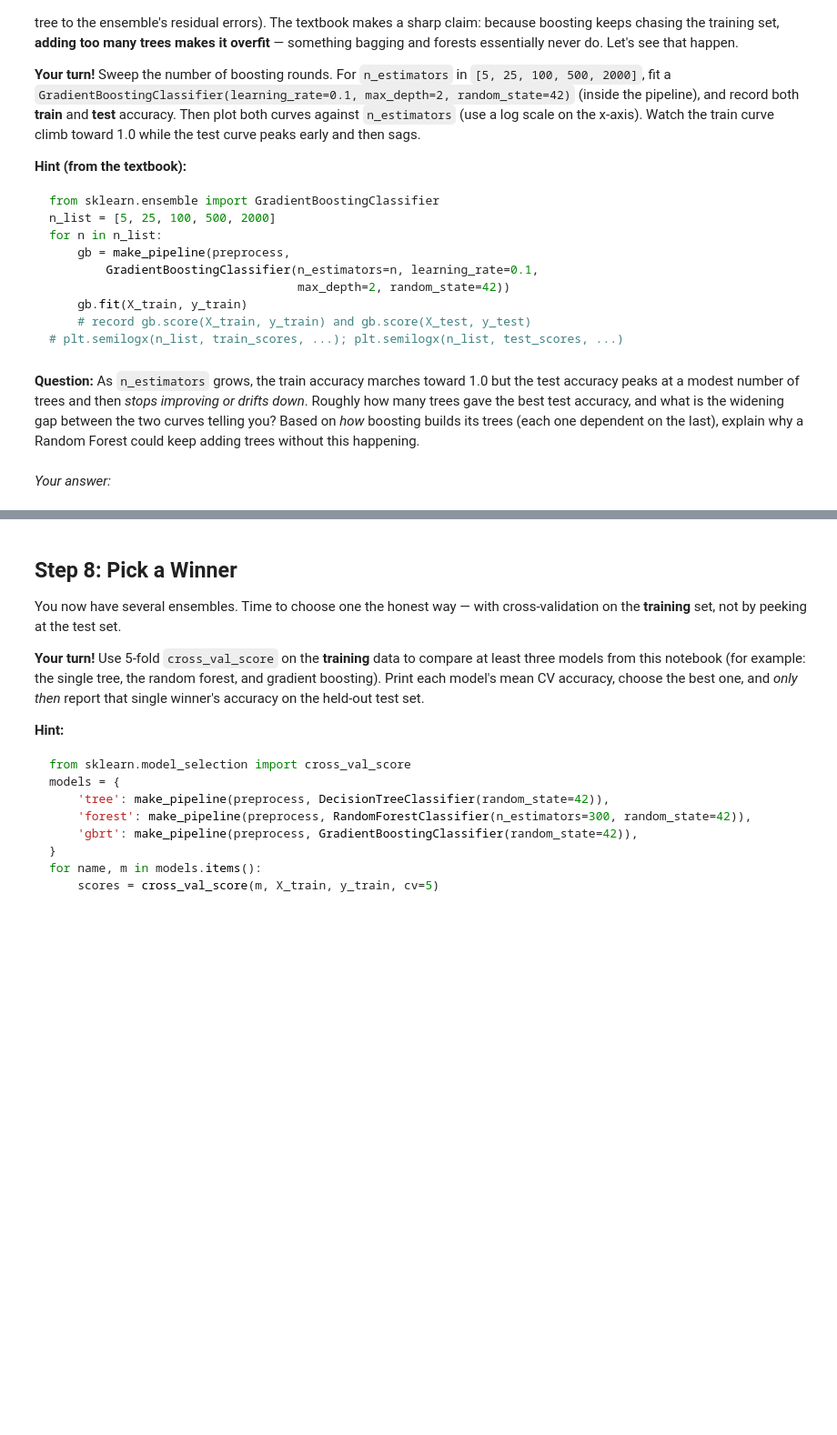
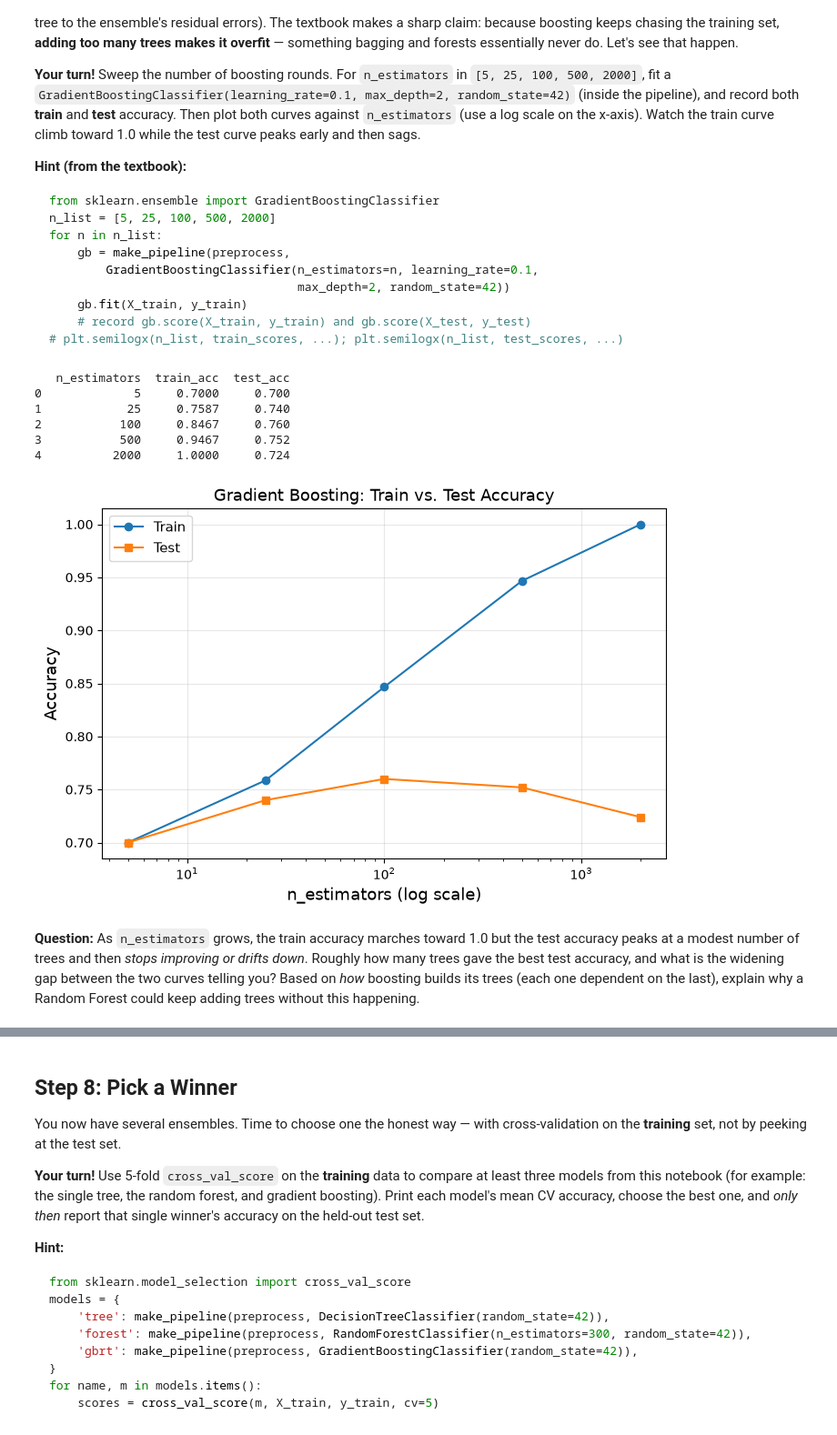
Before and after one commit to tkatz123/IST707-Notebooks, a Jupyter notebook: week7/week7_inclass_exercise.ipynb, the cells around one changed output, grey strips where cells are left out. Shown at 91% size. Drawn from its saved outputs; the diff is of its cells as text; code cells hidden in the pictures; blank space fills up the shorter version.

```diff
--- a/week7/week7_inclass_exercise.ipynb
+++ b/week7/week7_inclass_exercise.ipynb
@@ -253,4 +371,46 @@ for n in n_list:
+# %%
+from sklearn.ensemble import GradientBoostingClassifier
+
+# TODO: Sweep n_estimators over [5, 25, 100, 500, 2000] for a
+#       GradientBoostingClassifier. Collect train AND test accuracy for each.
+#       Plot both curves vs n_estimators on a log-scale x-axis, and print the table.
+# Your code here:
+
+n_list = [5, 25, 100, 500, 2000]
+
+train_scores = []
+test_scores = []
+
+for n in n_list:
+    gb = make_pipeline(preprocess,
+        GradientBoostingClassifier(n_estimators=n, learning_rate=0.1,
+                                   max_depth=2, random_state=42))
+    gb.fit(X_train, y_train)
+
+    train_scores.append(accuracy_score(y_train, gb.predict(X_train)))
+    test_scores.append(accuracy_score(y_test, gb.predict(X_test)))
+
+print(pd.DataFrame({'n_estimators': n_list,
+                    'train_acc': train_scores,
+                    'test_acc': test_scores}).round(4))
+
+plt.figure(figsize = (8, 5))
+plt.semilogx(n_list, train_scores, 'o-', label = 'Train')
+plt.semilogx(n_list, test_scores, 's-', label = 'Test')
+plt.xlabel('n_estimators (log scale)')
+plt.ylabel('Accuracy')
+plt.title('Gradient Boosting: Train vs. Test Accuracy')
+plt.legend()
+plt.grid(True, alpha = 0.3)
+
+plt.show()
+# %% [output]
+   n_estimators  train_acc  test_acc
+0             5     0.7000     0.700
+1            25     0.7587     0.740
+2           100     0.8467     0.760
+3           500     0.9467     0.752
+4          2000     1.0000     0.724
+[figure, added]
 # %% [markdown]
 **Question:** As `n_estimators` grows, the train accuracy marches toward 1.0 but the test accuracy peaks at a modest number of trees and then *stops improving or drifts down*. Roughly how many trees gave the best test accuracy, and what is the widening gap between the two curves telling you? Based on *how* boosting builds its trees (each one dependent on the last), explain why a Random Forest could keep adding trees without this happening.
-# %% [markdown]
-*Your answer:*
```
Also changed, not shown: parts of 32 cells of this notebook.
